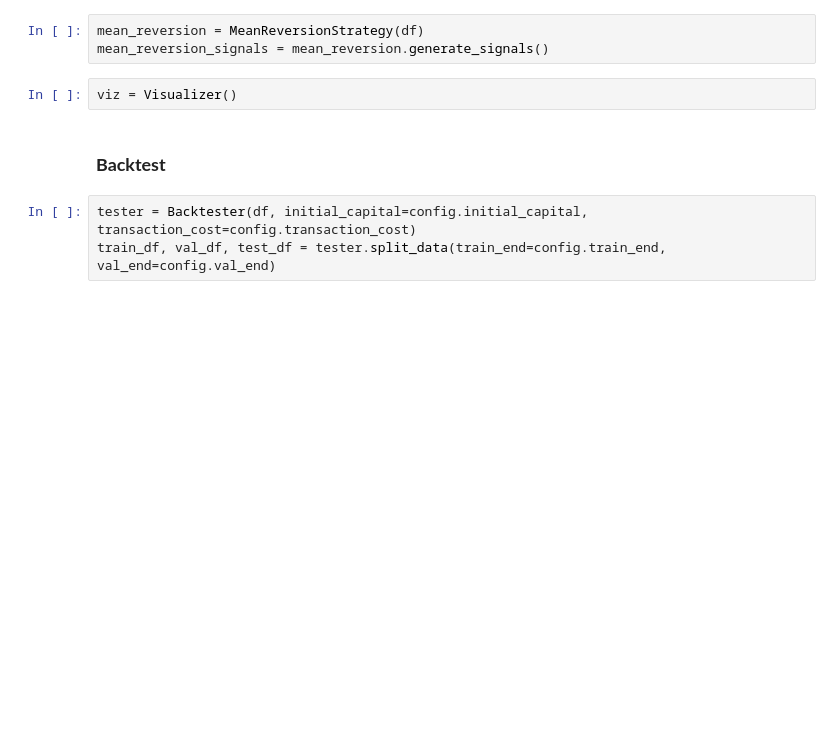
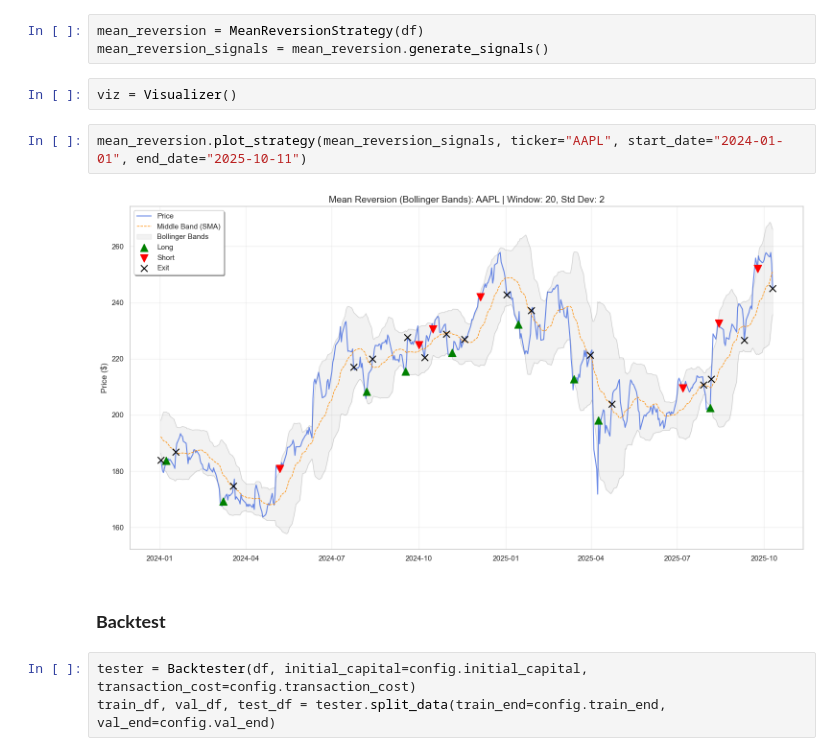
Before and after one commit to buibaongan/CF_Ngan23280071_Dung23280048, a Jupyter notebook: notebook/main.ipynb, the cells around one changed output. Drawn from its saved outputs; the diff is of its cells as text; blank space fills up the shorter version.

```diff
--- a/notebook/main.ipynb
+++ b/notebook/main.ipynb
@@ -245,6 +249,10 @@ mean_reversion = MeanReversionStrategy(df)
 mean_reversion_signals = mean_reversion.generate_signals()
 # %%
 viz = Visualizer()
+# %%
+mean_reversion.plot_strategy(mean_reversion_signals, ticker="AAPL", start_date="2024-01-01", end_date="2025-10-11")
+# %% [output]
+[figure, added]
 # %% [markdown]
 ### **Backtest**
 # %%
```
Also changed, not shown: parts of 10 cells of this notebook, 5 other files.
